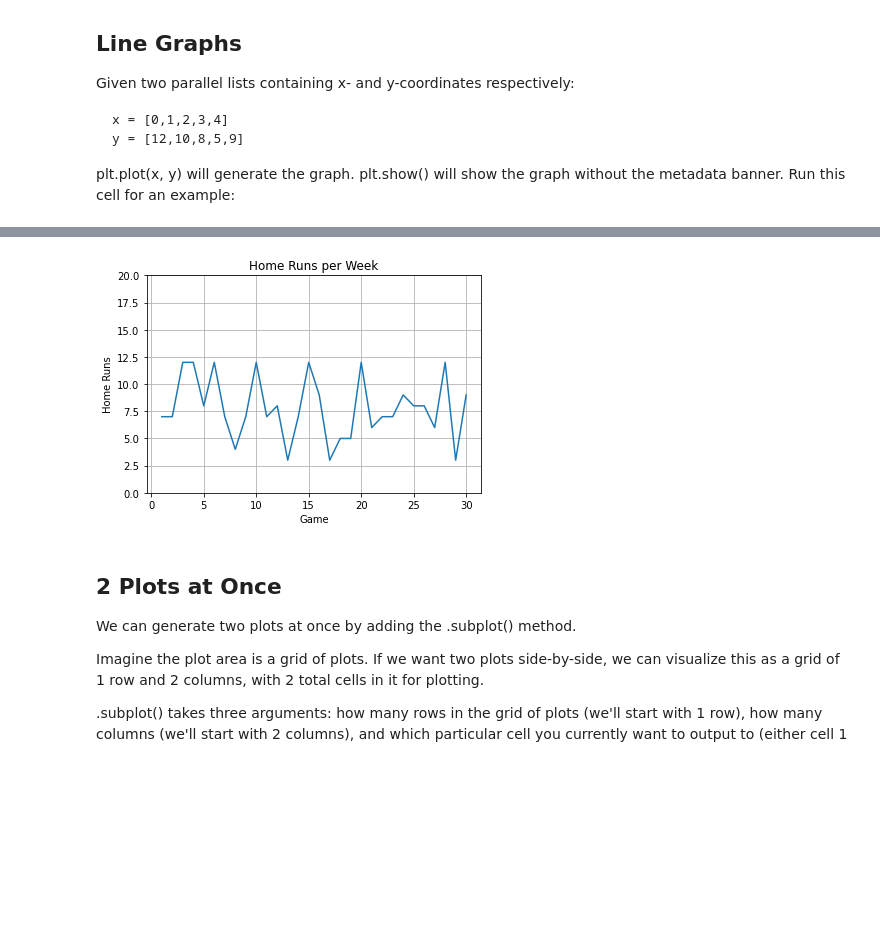
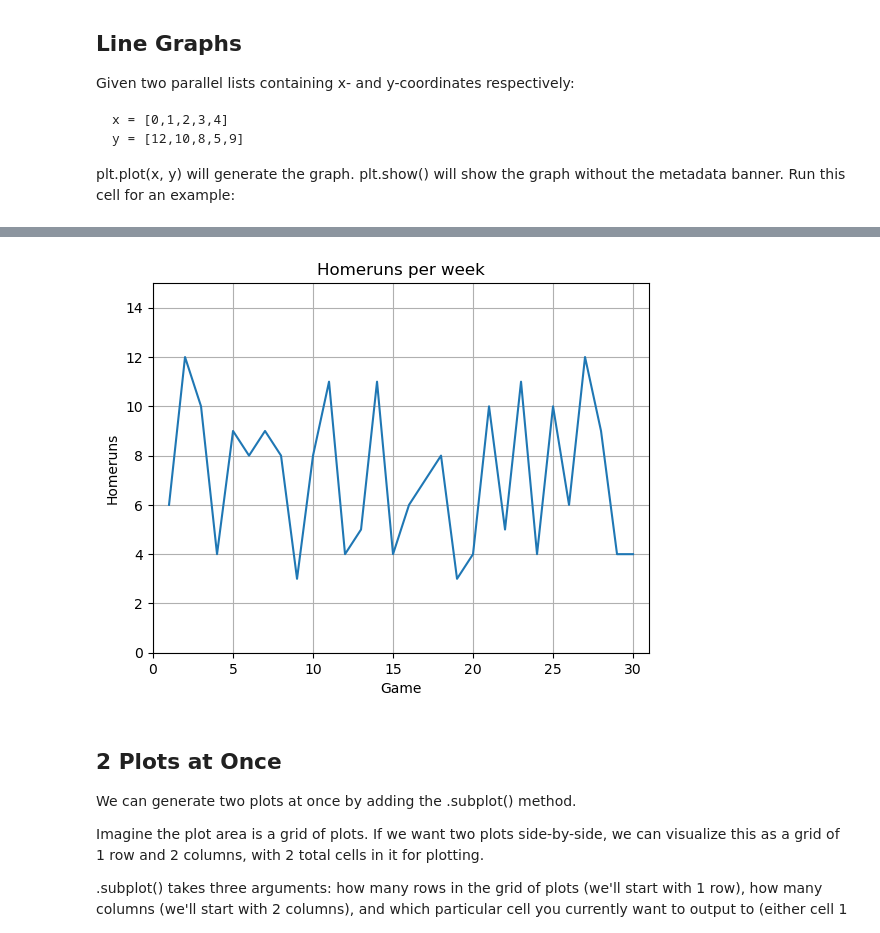
Before and after one commit to waifu-master/comsc-140, a Jupyter notebook: labs/lab-24-matplotlib.ipynb, the cells around one changed output, grey strips where cells are left out. Saved outputs shown, nothing was run; the diff lists cells and outputs as text; code cells hidden in the pictures; blank space fills up the shorter version.

```diff
--- a/labs/lab-24-matplotlib.ipynb
+++ b/labs/lab-24-matplotlib.ipynb
@@ -79,8 +92,21 @@ Recreate this plot:
 ![a.png](attachment:a.png)
 # %%
 # code here
+import random
+games = [i for i in range(1,31)]
+homeruns = [random.randint(3,12) for _ in range(1,31)]
+
+plt.xlim(0, games[len(games)-1] + 1)
+plt.ylim(0, 15)
+plt.title('Homeruns per week')
+plt.xlabel('Game')
+plt.ylabel('Homeruns')
+plt.grid(True)
+
+plt.plot(games, homeruns)
+plt.show()
 # %% [output]
-[figure, old version]
+[figure, new version]
 # %% [markdown]
 ## 2 Plots at Once
 
```
Also changed, not shown: parts of 9 cells of this notebook.
